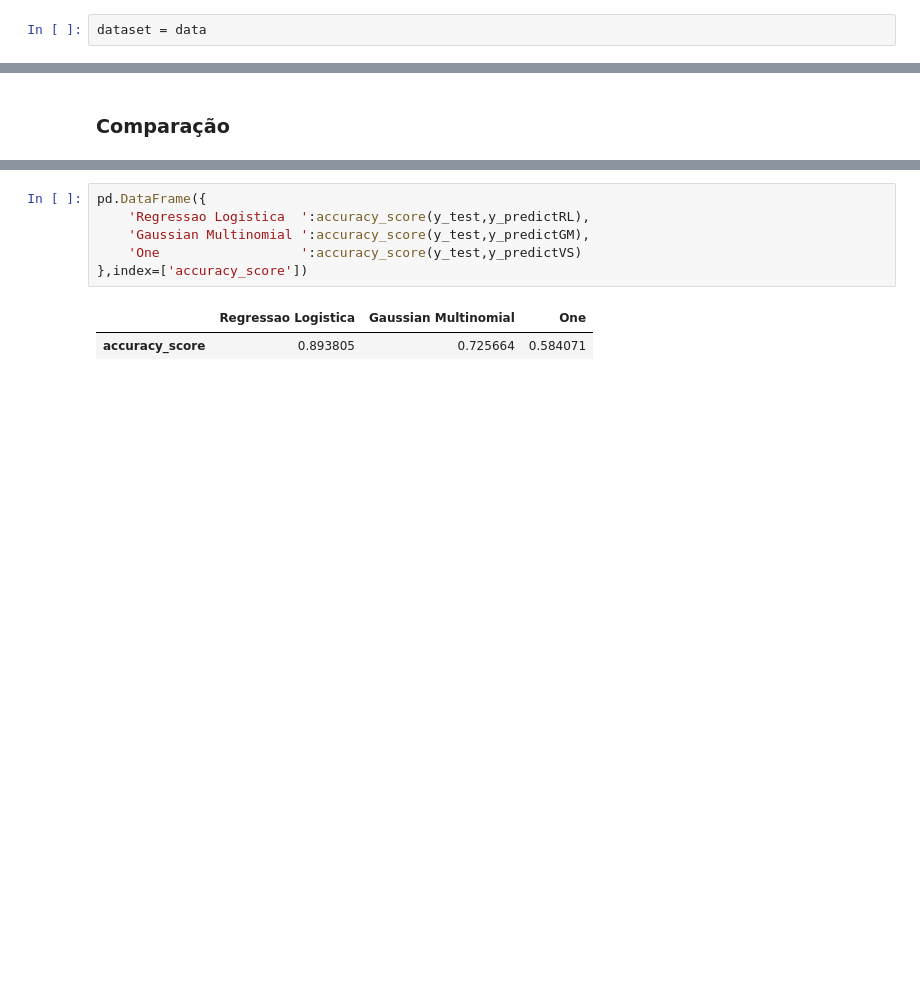
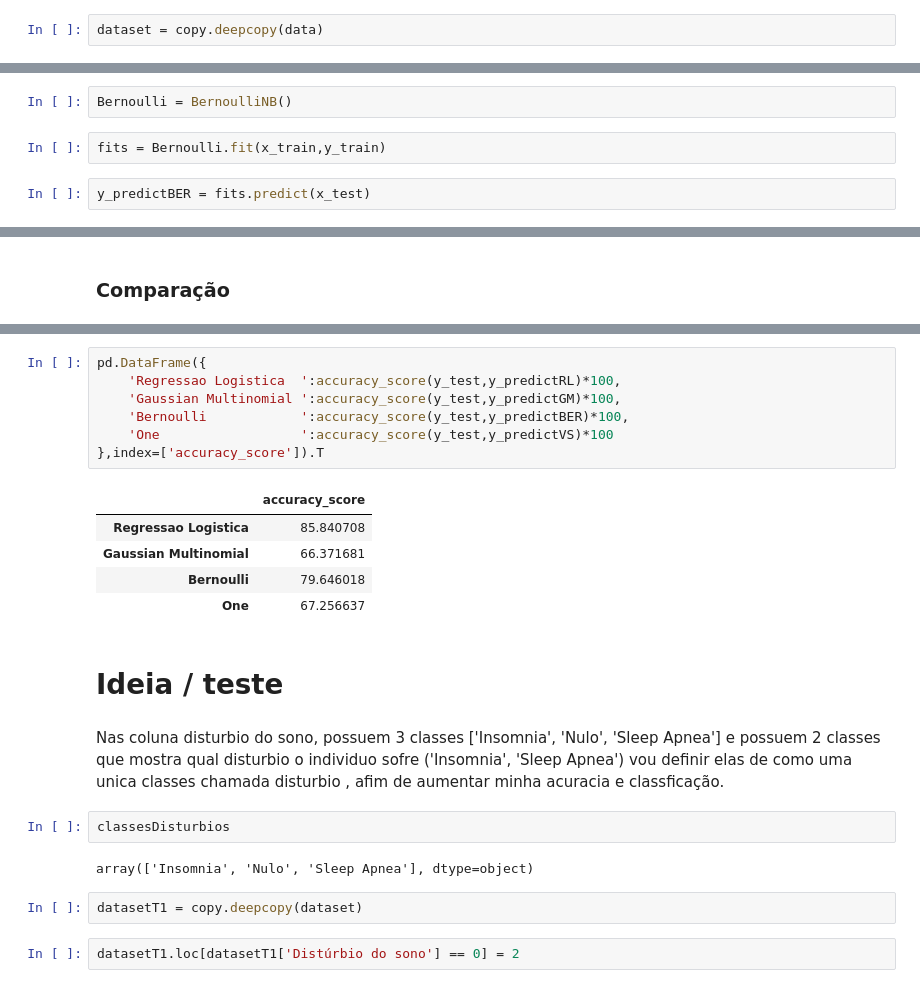
Before and after one commit to kaladabrio2020/Classfica-aoQualidadeDoSono, a Jupyter notebook: Analise.ipynb, the cells around one changed output, grey strips where cells are left out. Cells and saved outputs as stored; diff of their text form; blank space fills up the shorter version.

```diff
--- a/Analise.ipynb
+++ b/Analise.ipynb
@@ -213,5 +229,5 @@ from sklearn.svm             import SVC
 # %%
-dataset = data
+dataset = copy.deepcopy(data)
 # %%
 dataset.head(3)
 # %% [output]
@@ -339,0 +358,6 @@ Text(0.5, 1.0, '0.7256637168141593')
+# %%
+Bernoulli = BernoulliNB()
+# %%
+fits = Bernoulli.fit(x_train,y_train)
+# %%
+y_predictBER = fits.predict(x_test)
@@ -381,9 +414,25 @@ weighted avg       0.34      0.58      0.43       113
 # %%
 pd.DataFrame({
-    'Regressao Logistica  ':accuracy_score(y_test,y_predictRL),
-    'Gaussian Multinomial ':accuracy_score(y_test,y_predictGM),
-    'One                  ':accuracy_score(y_test,y_predictVS)
-},index=['accuracy_score'])
+    'Regressao Logistica  ':accuracy_score(y_test,y_predictRL)*100,
+    'Gaussian Multinomial ':accuracy_score(y_test,y_predictGM)*100,
+    'Bernoulli            ':accuracy_score(y_test,y_predictBER)*100,
+    'One                  ':accuracy_score(y_test,y_predictVS)*100
+},index=['accuracy_score']).T
 # %% [output]
-|  | Regressao Logistica | Gaussian Multinomial | One |
-| accuracy_score | 0.893805 | 0.725664 | 0.584071 |
+|  | accuracy_score |
+| Regressao Logistica | 85.840708 |
+| Gaussian Multinomial | 66.371681 |
+| Bernoulli | 79.646018 |
+| One | 67.256637 |
+# %% [markdown]
+# Ideia / teste
+# %% [markdown]
+Nas coluna disturbio do sono, possuem 3 classes  ['Insomnia', 'Nulo', 'Sleep Apnea'] e possuem 2 classes que mostra qual disturbio o individuo sofre ('Insomnia', 'Sleep Apnea') vou definir elas de como uma unica classes chamada disturbio , afim de aumentar minha acuracia e classficação.
+# %%
+classesDisturbios
+# %% [output]
+array(['Insomnia', 'Nulo', 'Sleep Apnea'], dtype=object)
+# %%
+datasetT1 = copy.deepcopy(dataset)
+# %%
+datasetT1.loc[datasetT1['Distúrbio do sono'] == 0] = 2
```
Also changed, not shown: parts of 25 cells of this notebook.
